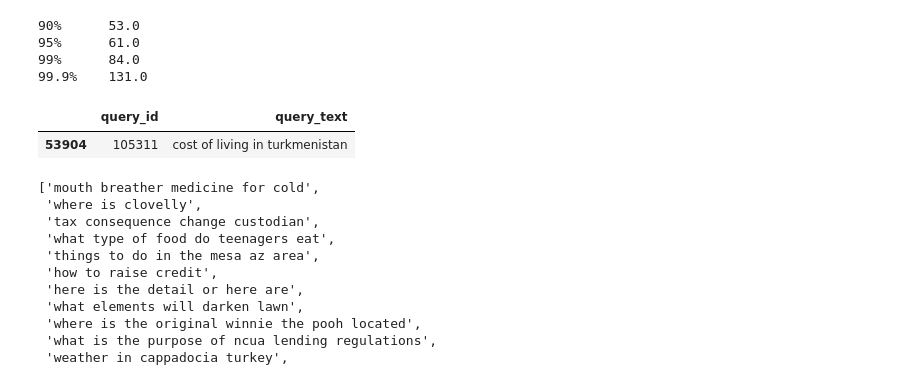
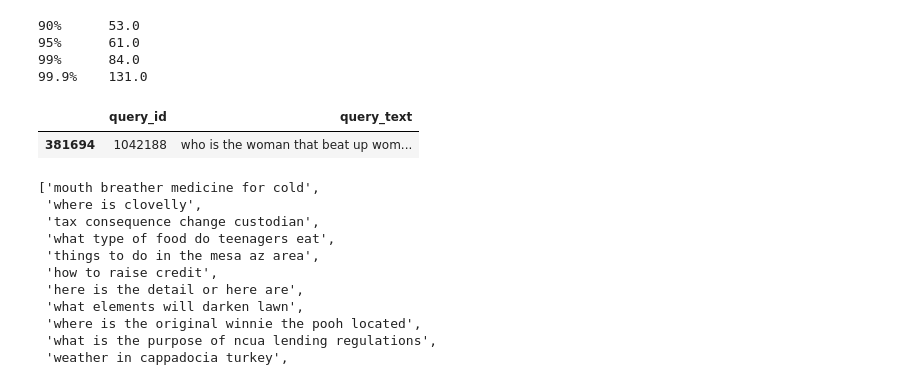
Before and after one commit to ilyankou/ms-marco-geospatial, a Jupyter notebook: 0-ProcessData.ipynb, the cells around one changed output. Cells and saved outputs as stored; diff of their text form; code cells hidden in the pictures.

```diff
--- a/0-ProcessData.ipynb
+++ b/0-ProcessData.ipynb
@@ -74,10 +74,10 @@ print(
 99%      84.0
 99.9%    131.0
 # %%
-queries.query('query_text == "cost of living in turkmenistan"')
+queries.query('query_text == "who is the woman that beat up woman at stop light in houston texas"')
 # %% [output]
 |  | query_id | query_text |
-| 53904 | 105311 | cost of living in turkmenistan |
+| 381694 | 1042188 | who is the woman that beat up wom... |
 # %%
 queries.query_text.sample(20).tolist()
 # %% [output]
```
Also changed, not shown: parts of 1 cell of this notebook, 1 other file.
